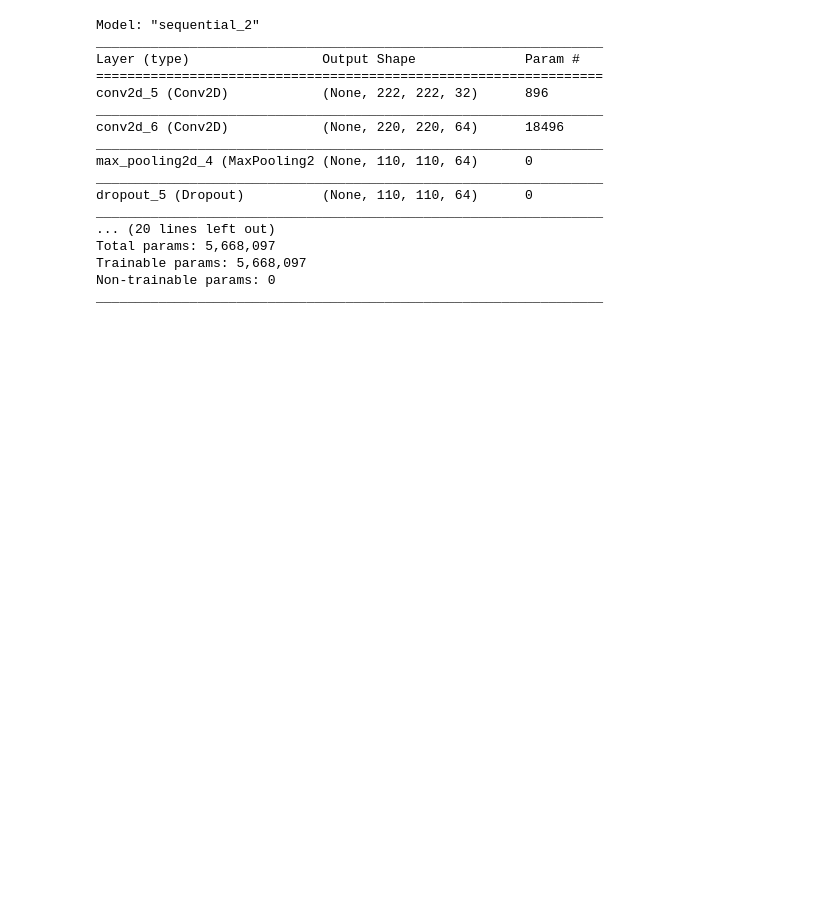
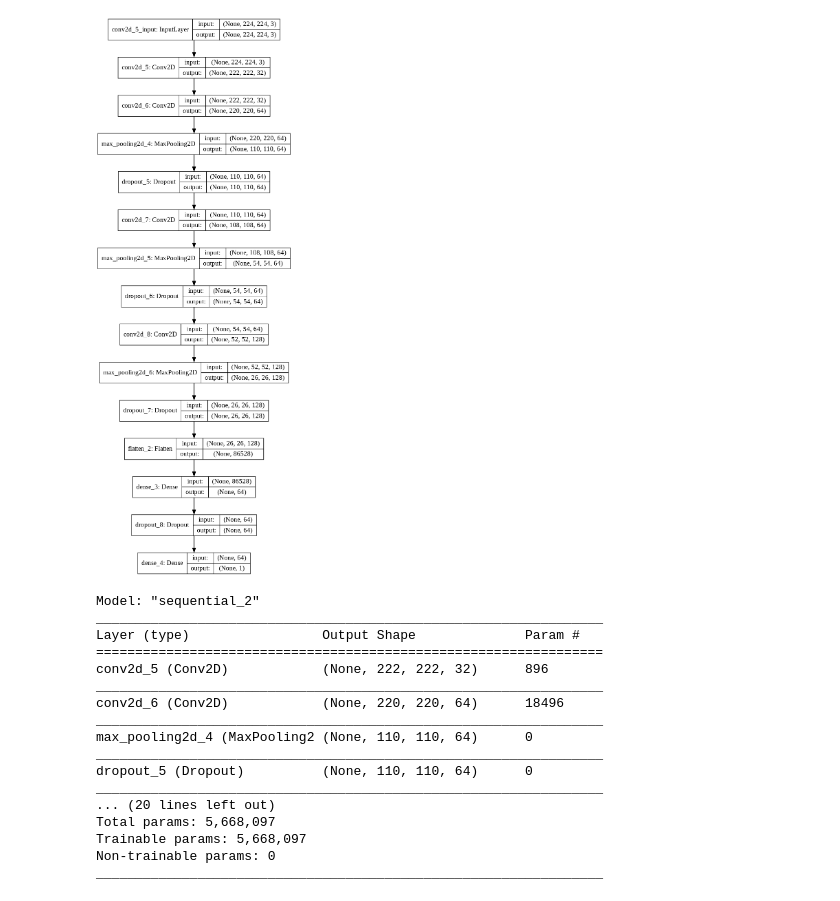
Before and after one commit to Mayank-goyal2424/Deep_learning, a Jupyter notebook: COVID_19_Detector_f1.ipynb, the cells around one changed output. Saved outputs shown, nothing was run; the diff lists cells and outputs as text; code cells hidden in the pictures; blank space fills up the shorter version.

```diff
--- a/COVID_19_Detector_f1.ipynb
+++ b/COVID_19_Detector_f1.ipynb
@@ -105,3 +91,8 @@ def f1score(y_true, y_pred):
+# %%
+from keras.utils.vis_utils import plot_model
+plot_model(model, to_file='model_plot1.png', show_shapes=True, show_layer_names=True,rankdir='TB')#LR
+# %% [output]
+[figure, added]
 # %%
 model.summary()
 # %% [output]
```
Also changed, not shown: parts of 8 cells of this notebook.
